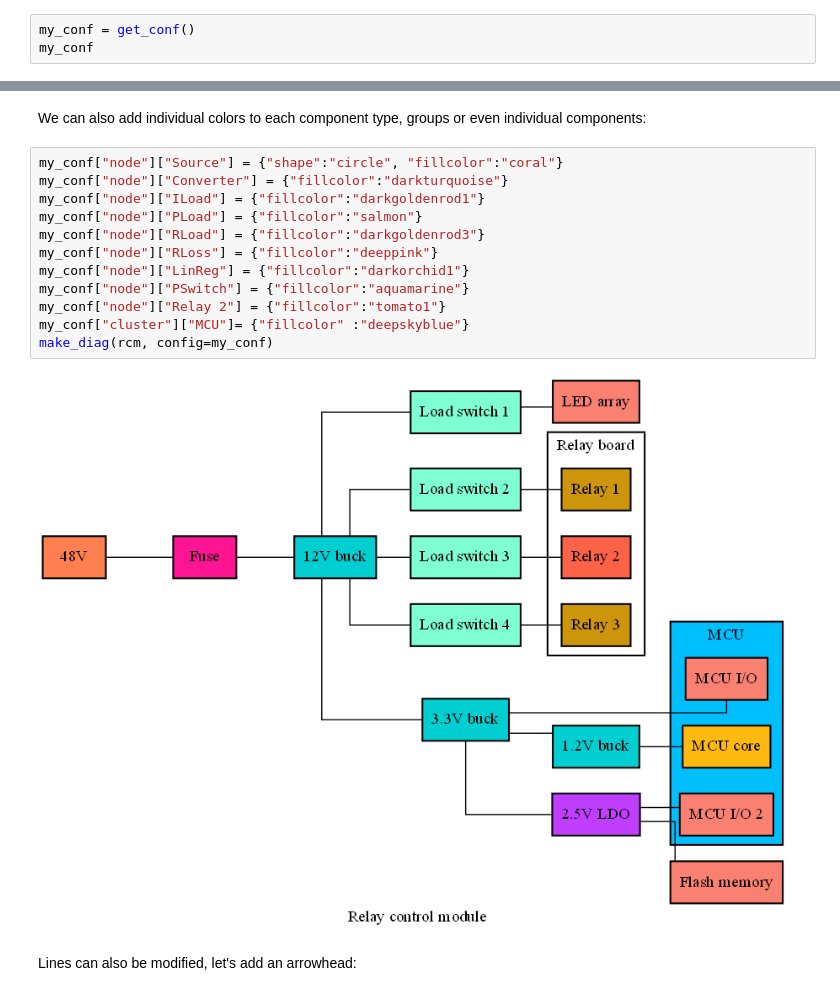
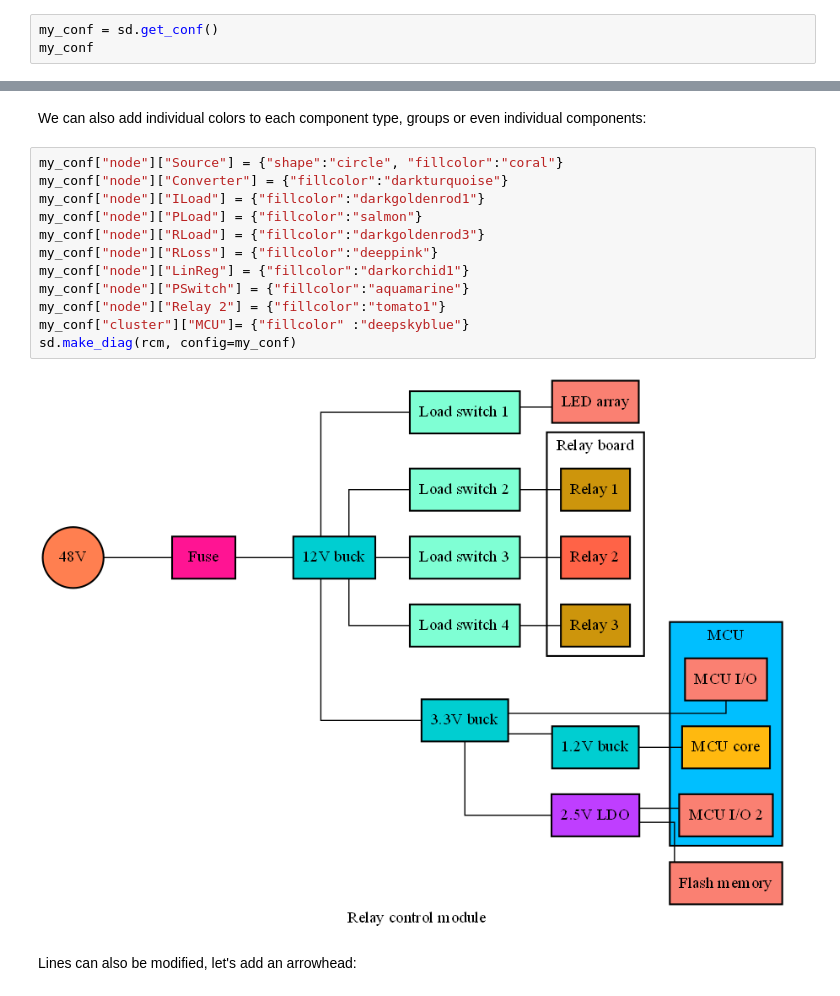
Before and after one commit to geddy11/sysloss, a Jupyter notebook: docs/nb/Diagrams.ipynb, the cells around one changed output, grey strips where cells are left out. Cells and saved outputs as stored; diff of their text form.

```diff
--- a/docs/nb/Diagrams.ipynb
+++ b/docs/nb/Diagrams.ipynb
@@ -91,7 +91,7 @@ The attributes used by `sysLoss` are:
 
 The default Graphviz attributes used by `sysLoss` are defined in a Python dictionary, obtained by a call to the function `get_conf()`:
 # %%
-my_conf = get_conf()
+my_conf = sd.get_conf()
 my_conf
 # %% [output]
 {'graph': {'rankdir': 'TB',
@@ -138,17 +138,17 @@ We can also add individual colors to each component type, groups or even individ
 # %%
 my_conf["node"]["Source"] = {"shape":"circle", "fillcolor":"coral"}
 my_conf["node"]["Converter"] = {"fillcolor":"darkturquoise"}
 my_conf["node"]["ILoad"] = {"fillcolor":"darkgoldenrod1"}
 my_conf["node"]["PLoad"] = {"fillcolor":"salmon"}
 my_conf["node"]["RLoad"] = {"fillcolor":"darkgoldenrod3"}
 my_conf["node"]["RLoss"] = {"fillcolor":"deeppink"}
 my_conf["node"]["LinReg"] = {"fillcolor":"darkorchid1"}
 my_conf["node"]["PSwitch"] = {"fillcolor":"aquamarine"}
 my_conf["node"]["Relay 2"] = {"fillcolor":"tomato1"}
 my_conf["cluster"]["MCU"]= {"fillcolor" :"deepskyblue"}
-make_diag(rcm, config=my_conf)
+sd.make_diag(rcm, config=my_conf)
 # %% [output]
-[figure, old version]
+[figure, new version]
 # %% [markdown]
 Lines can also be modified, let's add an arrowhead:
 # %%
```
Also changed, not shown: parts of 7 cells of this notebook, 4 other files.
